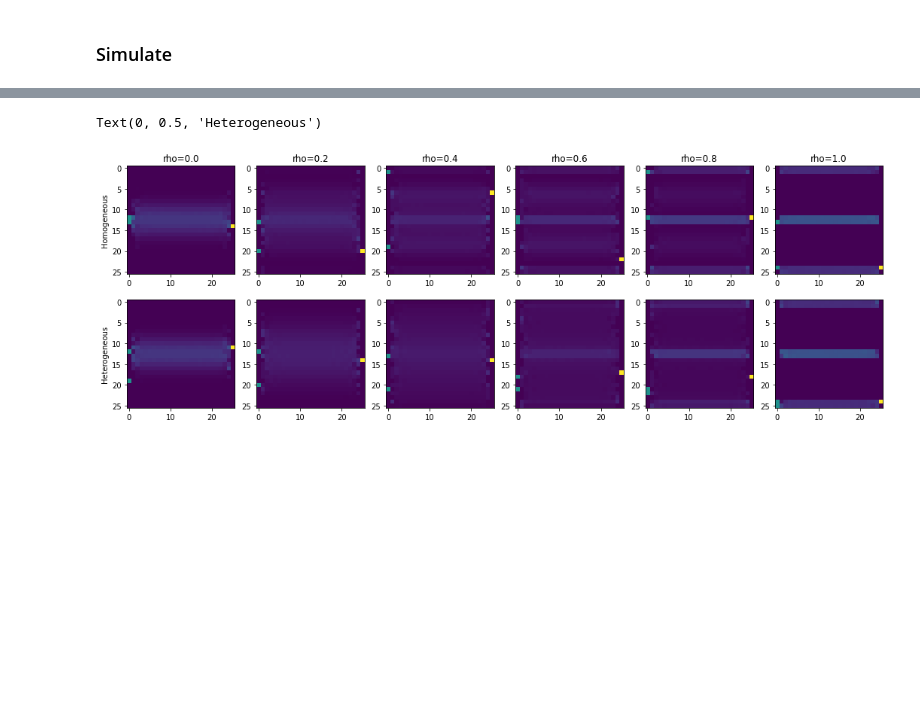
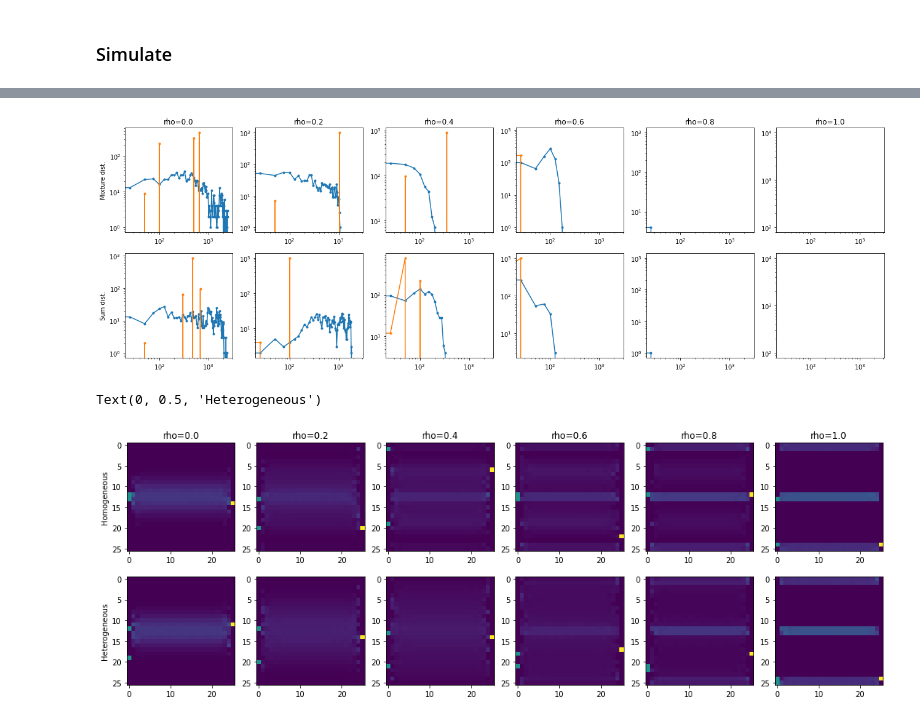
Before and after one commit to amimem/agent_abstraction, a Jupyter notebook: notebooks/emergence.ipynb, the cells around one changed output, grey strips where cells are left out. Drawn from its saved outputs; the diff is of its cells as text; code cells hidden in the pictures; blank space fills up the shorter version.

```diff
--- a/notebooks/emergence.ipynb
+++ b/notebooks/emergence.ipynb
@@ -173,3 +308,22 @@ Text(0, 0.5, 'Sum dist.')
+# %%
+fig, ax = pl.subplots(2, 6, figsize=(18, 6))
+n_steps = 10000
+for rit, rho in enumerate(transient_data.keys()):
+    ax[0, rit].set_title(f"rho={rho}")
+    for cit, data in enumerate(transient_data[rho]):
+        for iit in range(2):
+            counts, bins = np.histogram(
+                data[:, iit], bins=np.linspace(0, n_steps / 4, int(n_steps / 100))
+            )
+            ax[cit, rit].plot(bins[:-1], counts, ".-", color=f"C{iit}")
+            ax[cit, rit].set_xscale("log")
+            ax[cit, rit].set_yscale("log")
+ax[0, 0].set_ylabel("Mixture dist.")
+ax[1, 0].set_ylabel("Sum dist.")
+fig.tight_layout()
+# fig.savefig('corr_matrices.pdf', transparent=True,bbox_inches="tight",dpi=300)
+# %% [output]
+[figure, added]
 # %%
 fig, ax = pl.subplots(2, 6, figsize=(18, 6))
 fig2, ax2 = pl.subplots(2, 6, figsize=(18, 6))
```
Also changed, not shown: parts of 13 cells of this notebook.
